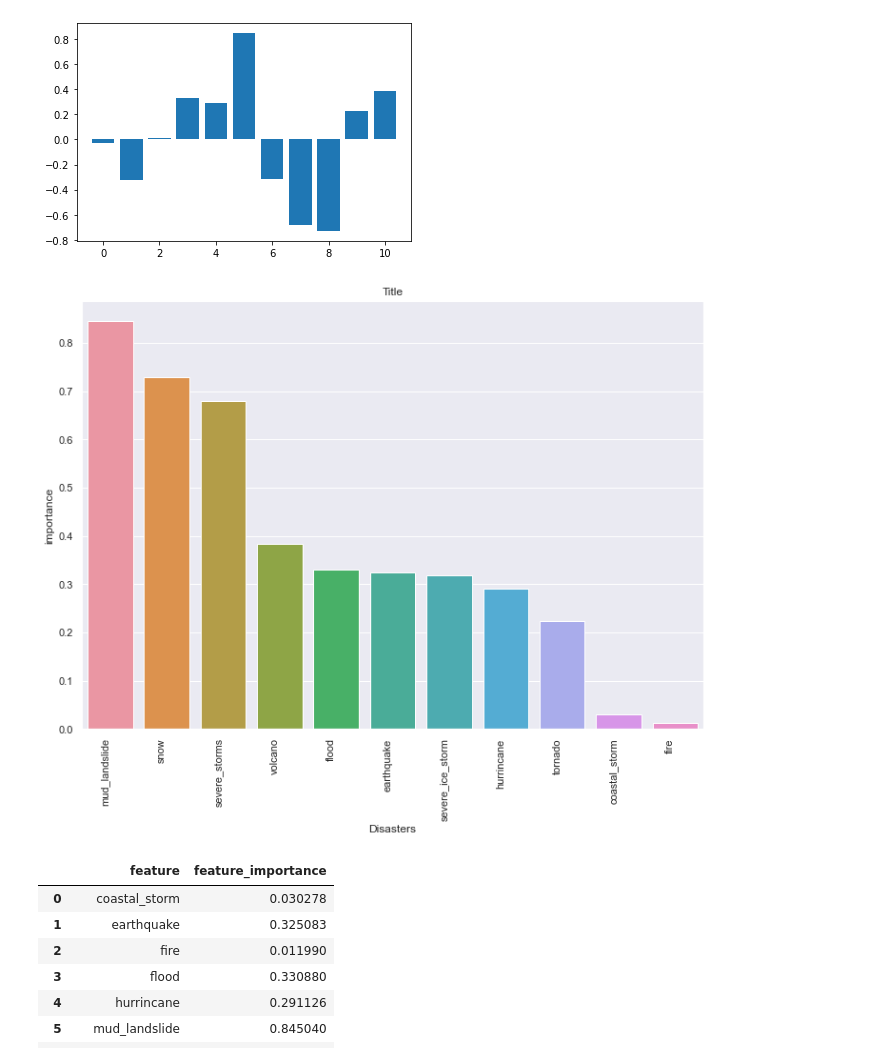
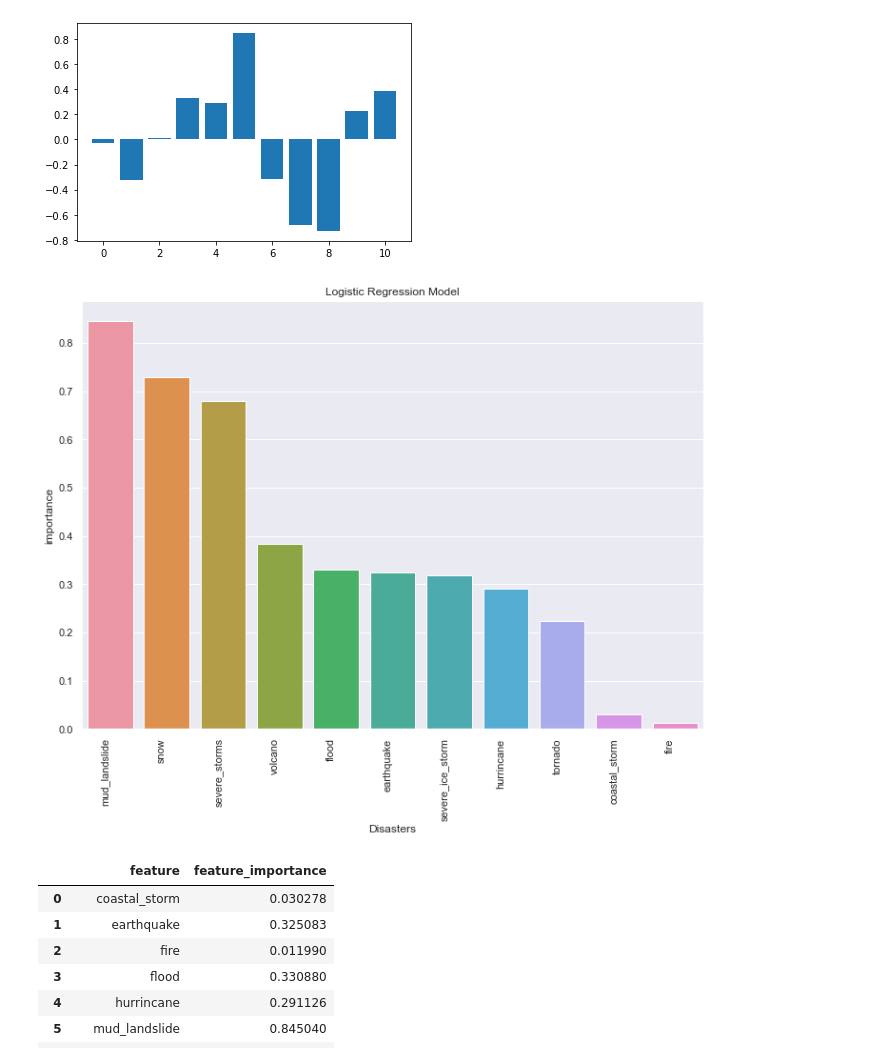
Before and after one commit to spicuzzi2010/Natural-Disaster-Analysis, a Jupyter notebook: ml/cost_logistic_regression.ipynb, the cells around one changed output. Cells and saved outputs as stored; diff of their text form; code cells hidden in the pictures.

```diff
--- a/ml/cost_logistic_regression.ipynb
+++ b/ml/cost_logistic_regression.ipynb
@@ -190,21 +189,21 @@ plt.show()
 # %%
 from matplotlib import pyplot
 import seaborn as sns
 
 
 a4_dims = (11.7, 8.27)
 
 fig, ax = pyplot.subplots(figsize=a4_dims)
 my_df = pd.DataFrame(importance.items())
 my_df.columns=['feature', 'feature_importance']
 ax = sns.barplot(x='feature', y='feature_importance', data=my_df, order=my_df.sort_values(by=['feature_importance'], inplace=True, ascending=False))
 ax.set_xticklabels(ax.get_xticklabels(),
                           rotation=90,
                           horizontalalignment='right')
-ax.set(xlabel = 'Disasters', ylabel='importance', title='Title')
+ax.set(xlabel = 'Disasters', ylabel='importance', title='Logistic Regression Model')
 plt.savefig('logistic_regression_name.png', bbox_inches='tight')
 # %% [output]
-[figure, old version]
+[figure, new version]
 # %%
 my_df
 # %% [output]
```
Also changed, not shown: parts of 1 cell of this notebook, 1 other file.
